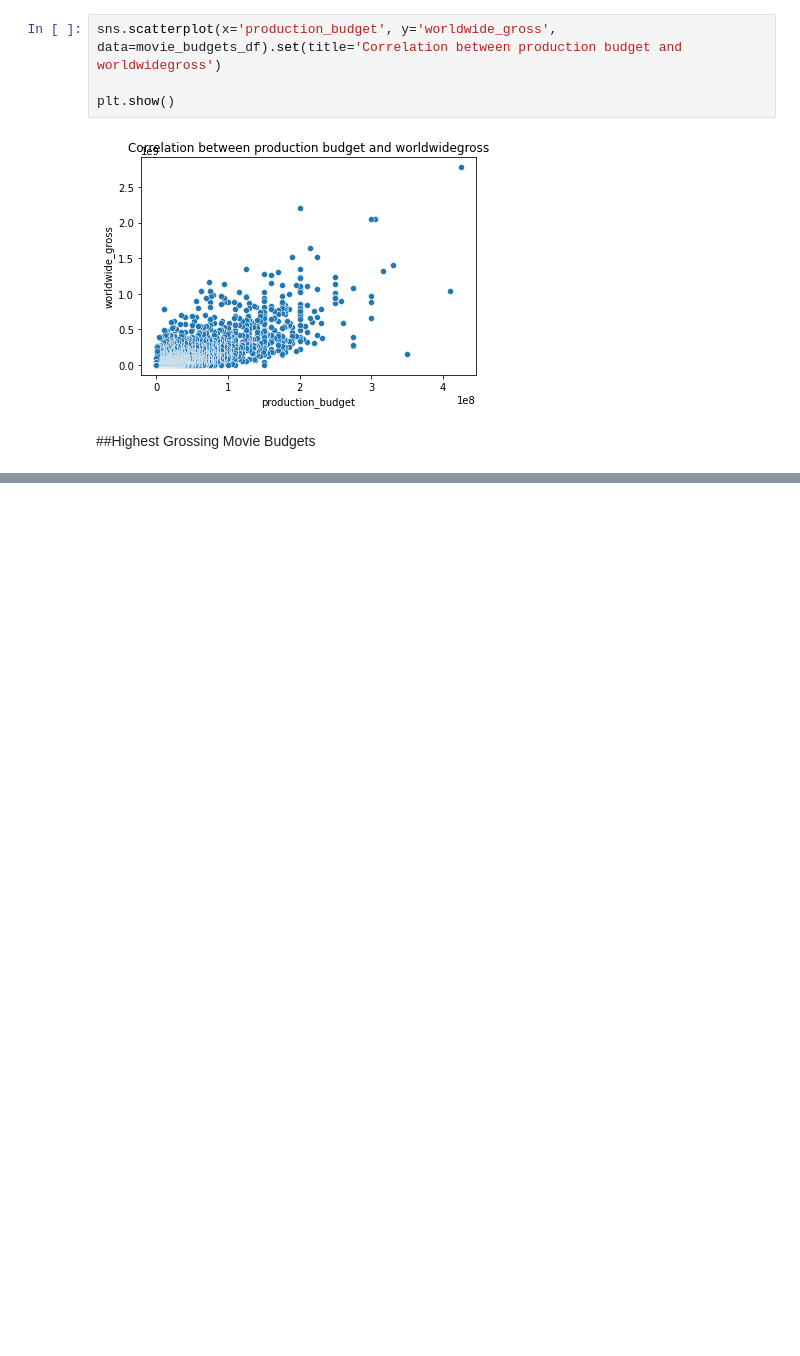
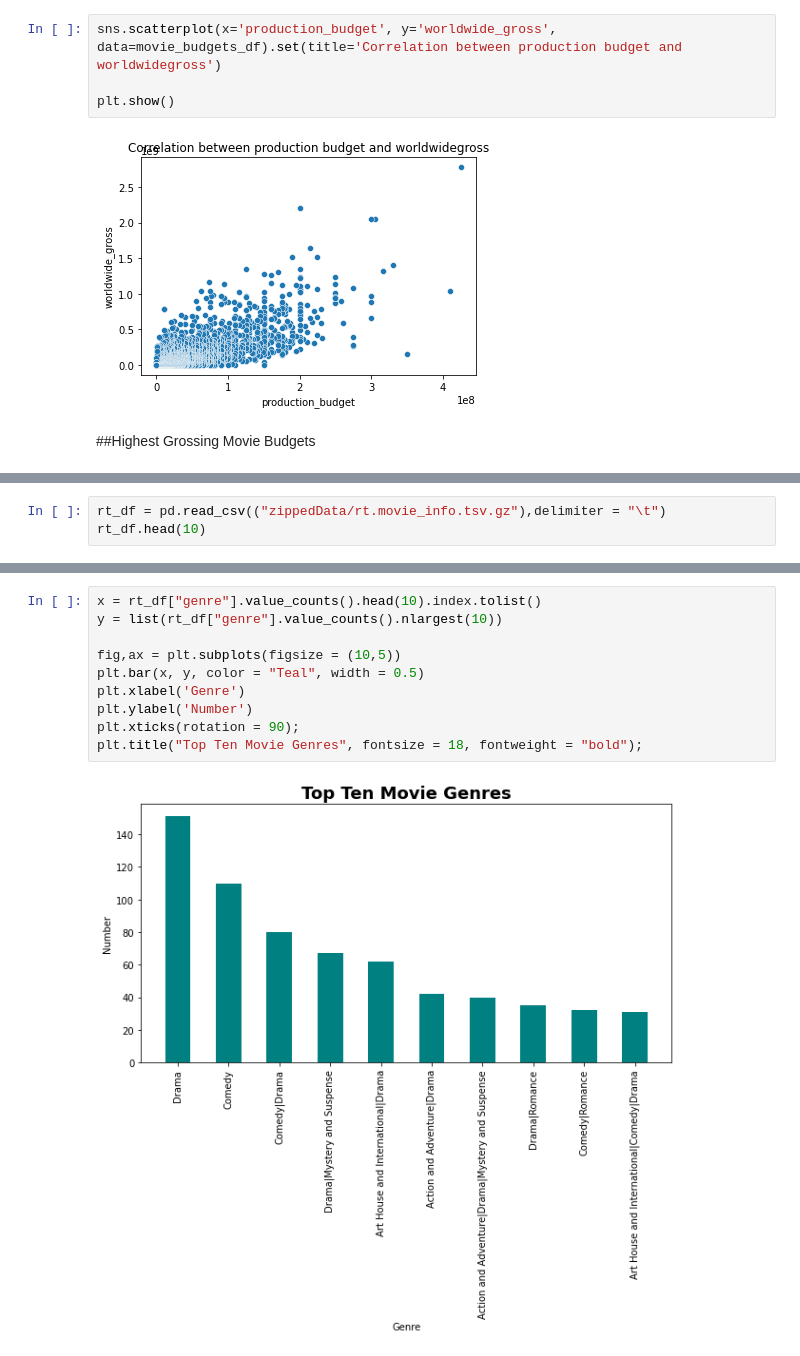
Before and after one commit to SarangeManono/dsc-phase-1-project-v2-4, a Jupyter notebook: student.ipynb, the cells around one changed output, grey strips where cells are left out. Drawn from its saved outputs; the diff is of its cells as text; blank space fills up the shorter version.

Commit message:
complete data analysis

```diff
--- a/student.ipynb
+++ b/student.ipynb
@@ -246,0 +247,3 @@ plt.show()
+# %%
+rt_df = pd.read_csv(("zippedData/rt.movie_info.tsv.gz"),delimiter = "\t")
+rt_df.head(10)
@@ -246,0 +298,12 @@ plt.show()
+# %%
+x = rt_df["genre"].value_counts().head(10).index.tolist()
+y = list(rt_df["genre"].value_counts().nlargest(10))
+
+fig,ax = plt.subplots(figsize = (10,5))
+plt.bar(x, y, color = "Teal", width = 0.5)
+plt.xlabel('Genre')
+plt.ylabel('Number')
+plt.xticks(rotation = 90);
+plt.title("Top Ten Movie Genres", fontsize = 18, fontweight = "bold");
+# %% [output]
+[figure, added]
```
Also changed, not shown: parts of 5 cells of this notebook.
